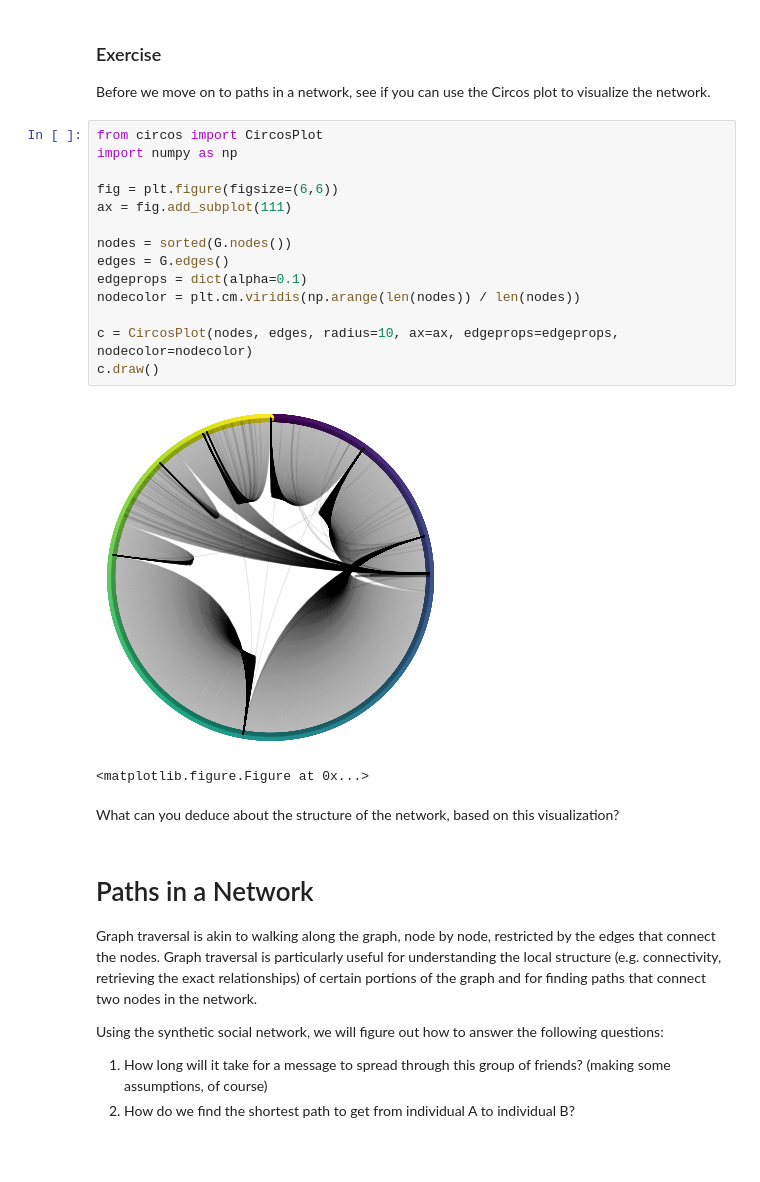
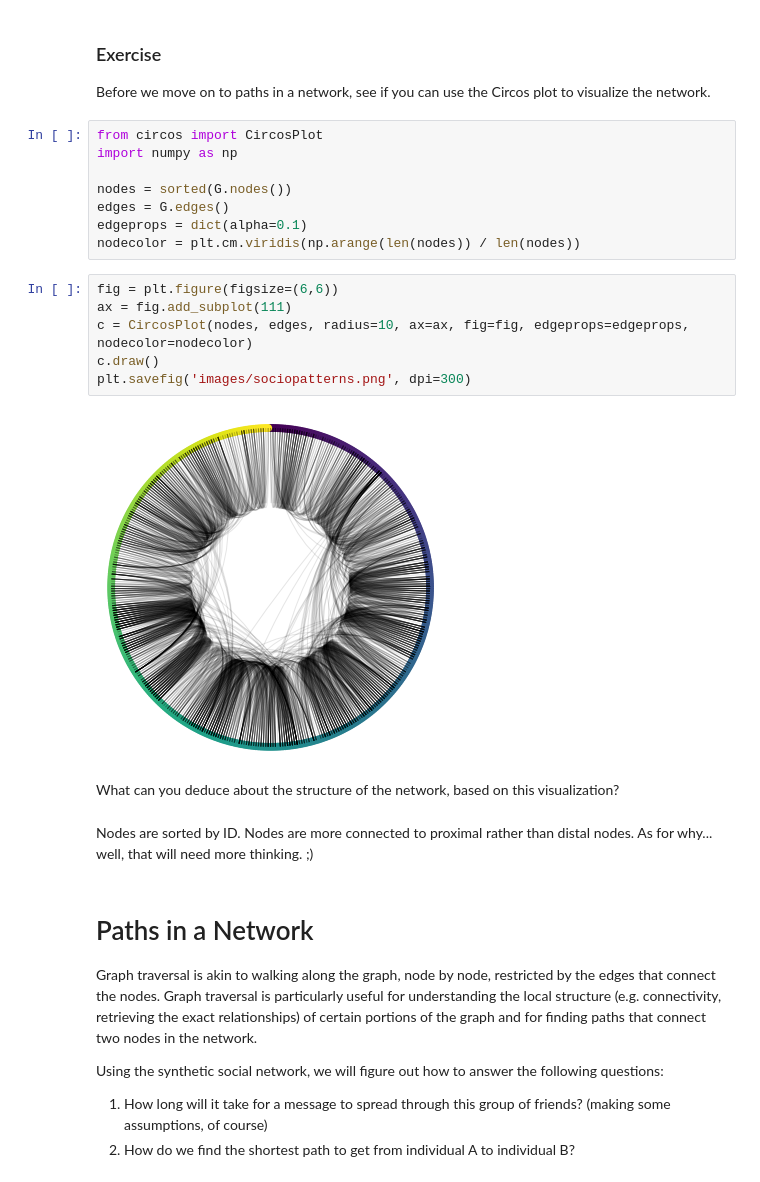
Before and after one commit to ericmjl/Network-Analysis-Made-Simple, a Jupyter notebook: 3. Hubs and Paths (Instructor).ipynb, the cells around one changed output. Saved outputs shown, nothing was run; the diff lists cells and outputs as text; blank space fills up the shorter version.

```diff
--- a/3. Hubs and Paths (Instructor).ipynb
+++ b/3. Hubs and Paths (Instructor).ipynb
@@ -137,22 +148,23 @@ Before we move on to paths in a network, see if you can use the Circos plot to v
 # %%
 from circos import CircosPlot
 import numpy as np
-
-fig = plt.figure(figsize=(6,6))
-ax = fig.add_subplot(111)
 
 nodes = sorted(G.nodes())
 edges = G.edges()
 edgeprops = dict(alpha=0.1)
 nodecolor = plt.cm.viridis(np.arange(len(nodes)) / len(nodes))
-
-c = CircosPlot(nodes, edges, radius=10, ax=ax, edgeprops=edgeprops, nodecolor=nodecolor)
-c.draw()
-# %% [output]
-[figure, removed]
-<matplotlib.figure.Figure at 0x...>
+# %%
+fig = plt.figure(figsize=(6,6))
+ax = fig.add_subplot(111)
+c = CircosPlot(nodes, edges, radius=10, ax=ax, fig=fig, edgeprops=edgeprops, nodecolor=nodecolor)
+c.draw()
+plt.savefig('images/sociopatterns.png', dpi=300)
+# %% [output]
+[figure, added]
 # %% [markdown]
 What can you deduce about the structure of the network, based on this visualization?
+# %% [markdown]
+Nodes are sorted by ID. Nodes are more connected to proximal rather than distal nodes. As for why... well, that will need more thinking. ;)
 # %% [markdown]
 # Paths in a Network
 
```
Also changed, not shown: parts of 31 cells of this notebook, 9 other files.
